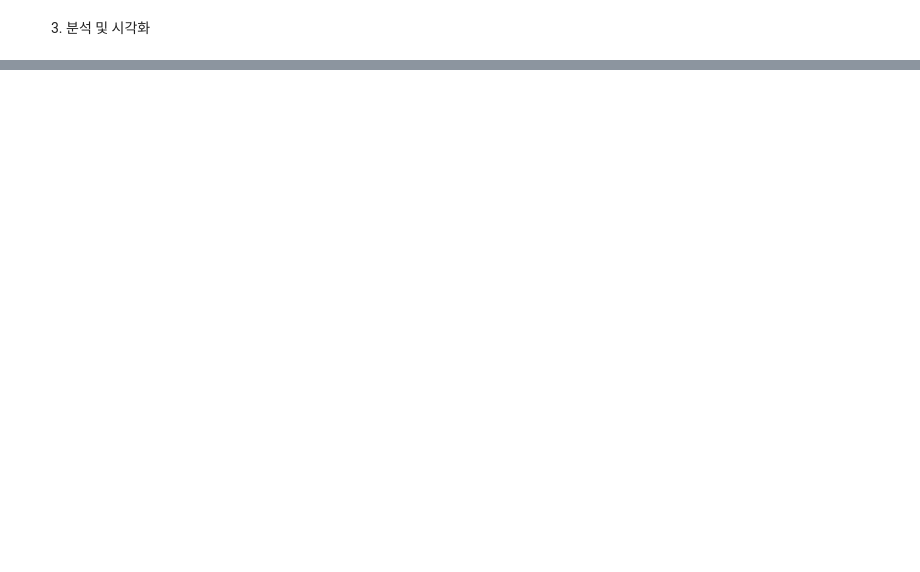
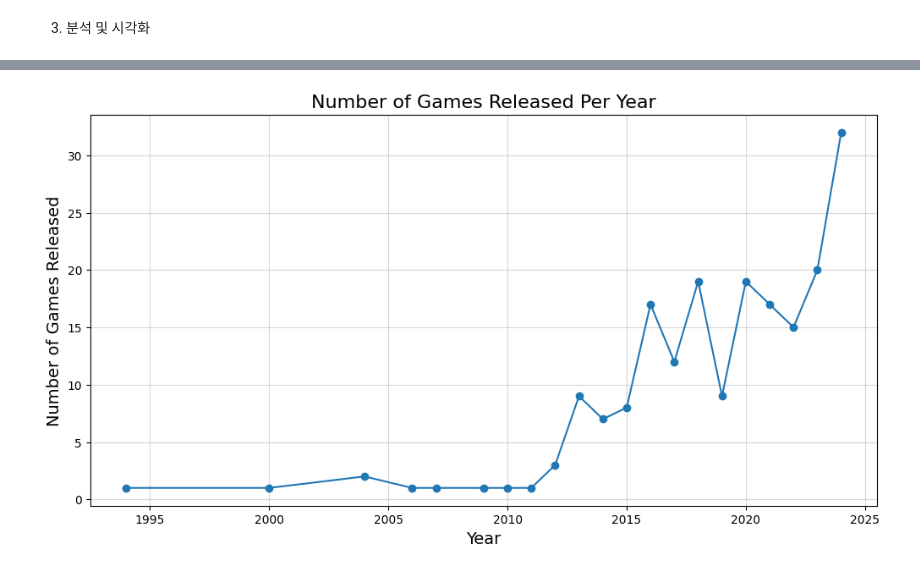
Before and after one commit to dlwjdals102/Big-Data-Project, a Jupyter notebook: Steam_Game_Analytics.ipynb, the cells around one changed output, grey strips where cells are left out. Saved outputs shown, nothing was run; the diff lists cells and outputs as text; code cells hidden in the pictures; blank space fills up the shorter version.

```diff
--- a/Steam_Game_Analytics.ipynb
+++ b/Steam_Game_Analytics.ipynb
@@ -951,0 +873,86 @@ plt.show()
+# %%
+# 6. 시간적 추세
+
+# 데이터세트 로드
+file_path = 'clean_total_steam_data.csv'
+data = pd.read_csv(file_path)
+
+# "출시 날짜" 열을 날짜/시간 형식으로 변환
+data['Release Date'] = pd.to_datetime(data['Release Date'], errors='coerce')
+
+# 날짜가 잘못되었거나 누락된 행 삭제
+data = data.dropna(subset=['Release Date'])
+
+# 출시일로부터 연도를 추출
+data['Release Year'] = data['Release Date'].dt.year
+
+# 연도별로 그룹화하여 매년 출시되는 게임 수를 계산합니다.
+games_per_year = data['Release Year'].value_counts().sort_index()
+
+# 연간 출시되는 게임 수를 도표화하세요.
+plt.figure(figsize=(12, 6))
+plt.plot(games_per_year.index, games_per_year.values, marker='o')
+plt.title('Number of Games Released Per Year', fontsize=16)
+plt.xlabel('Year', fontsize=14)
+plt.ylabel('Number of Games Released', fontsize=14)
+plt.grid(alpha=0.5)
+plt.show()
+
+# "출시 월" 열 다시 만들기
+data['Release Month'] = data['Release Date'].dt.month
+
+# 계절적 추세를 다시 계산해 보세요.
+games_per_month = data['Release Month'].value_counts().sort_index()
+
+# 계절적 추세(매월 출시되는 게임)를 플롯합니다.
+plt.figure(figsize=(10, 6))
+plt.bar(
+    games_per_month.index,
+    games_per_month.values,
+    tick_label=["Jan", "Feb", "Mar", "Apr", "May", "Jun", "Jul", "Aug", "Sep", "Oct", "Nov", "Dec"]
+)
+plt.title('Seasonal Trends: Games Released Per Month', fontsize=16)
+plt.xlabel('Month', fontsize=14)
+plt.ylabel('Number of Games Released', fontsize=14)
+plt.grid(axis='y', alpha=0.5)
+plt.show()
+
+# 분석을 위해 "장르" 열을 여러 항목으로 분할
+data['Genres List'] = data['Genre'].str.split(',')
+
+# 계산을 위해 장르를 단일 목록으로 정리
+all_genres = data.explode('Genres List')['Genres List']
+
+# 각 장르의 발생 횟수를 계산합니다.
+genre_counts = all_genres.value_counts()
+
+# 추세 분석을 위해 출시 연도별로 장르를 그룹화합니다.
+genre_trends = data.explode('Genres List').groupby(['Release Year', 'Genres List']).size().unstack(fill_value=0)
+
+# 가장 일반적인 장르에 초점을 맞춰 필터링하세요.
+top_genres = genre_counts.head(10).index
+genre_trends_top = genre_trends[top_genres]
+
+# 시간 경과에 따른 상위 장르의 추세를 플롯합니다.
+plt.figure(figsize=(14, 8))
+genre_trends_top.plot(figsize=(14, 8), marker='o')
+plt.title('Genre Trends Over Time', fontsize=16)
+plt.xlabel('Year', fontsize=14)
+plt.ylabel('Number of Games', fontsize=14)
+plt.legend(title='Genres', fontsize=10)
+plt.grid(alpha=0.5)
+plt.show()
+
+# 출시 연도별로 데이터를 그룹화하고 각 연도의 평균 가격을 계산합니다.
+average_price_per_year = data.groupby('Release Year')['Price'].mean()
+
+# 시간 경과에 따른 게임의 평균 가격 도표화
+plt.figure(figsize=(12, 6))
+plt.plot(average_price_per_year.index, average_price_per_year.values, marker='o', linestyle='-')
+plt.title('Average Game Price Over Time', fontsize=16)
+plt.xlabel('Release Year', fontsize=14)
+plt.ylabel('Average Price ($)', fontsize=14)
+plt.grid(alpha=0.5)
+plt.show()
+# %% [output]
+[figure, added]
```
Also changed, not shown: parts of 30 cells of this notebook.
